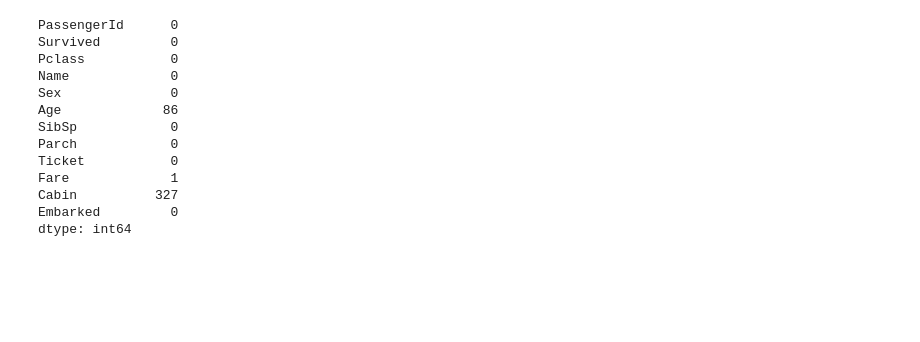
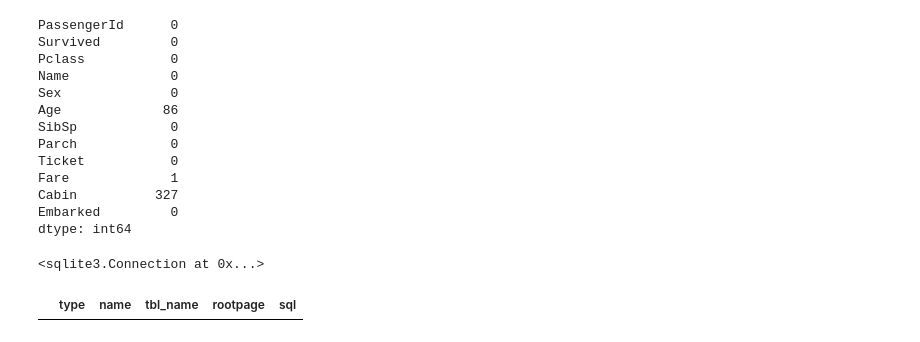
Before and after one commit to Sharjeel675/Jawan-Pakistan-Practise, a Jupyter notebook: Titanic_Dataset_Practise.ipynb, the cells around one changed output. Cells and saved outputs as stored; diff of their text form; code cells hidden in the pictures; blank space fills up the shorter version.

```diff
--- a/Titanic_Dataset_Practise.ipynb
+++ b/Titanic_Dataset_Practise.ipynb
@@ -84,3 +85,14 @@ Fare             1
 Cabin          327
 Embarked         0
 dtype: int64
+# %%
+db = 'tested.db'
+conn = sql.connect(db)
+conn
+# %% [output]
+<sqlite3.Connection at 0x...>
+# %%
+q = 'select * from sqlite_master'
+pd.read_sql_query(q,conn)
+# %% [output]
+|  | type | name | tbl_name | rootpage | sql |
```
Also changed, not shown: parts of 1 cell of this notebook, 2 other files.
